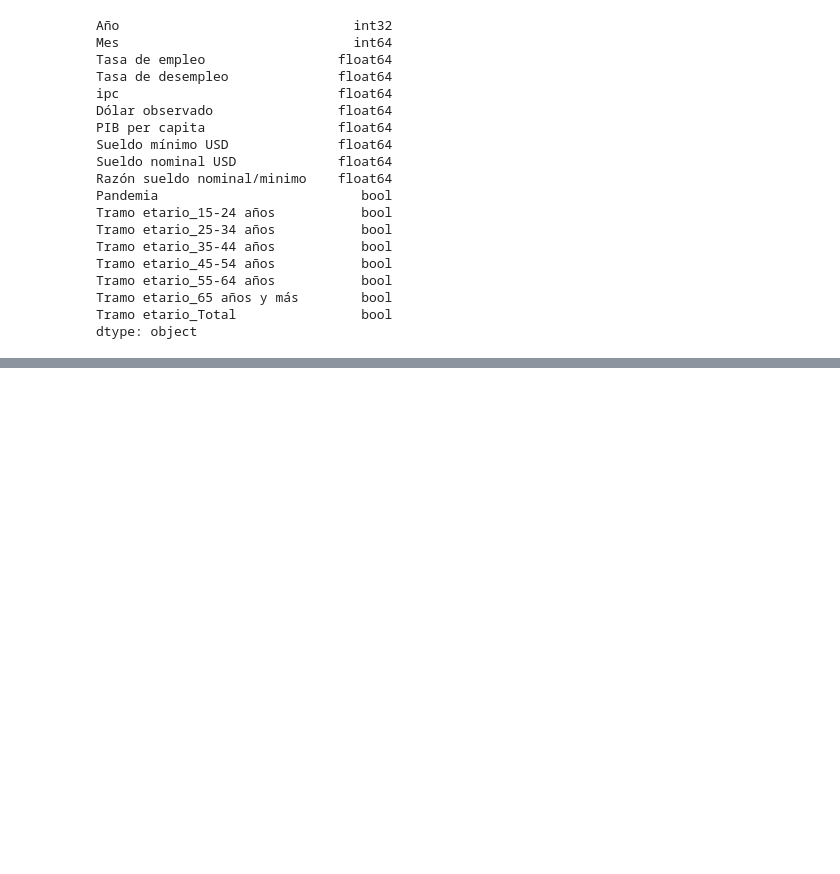
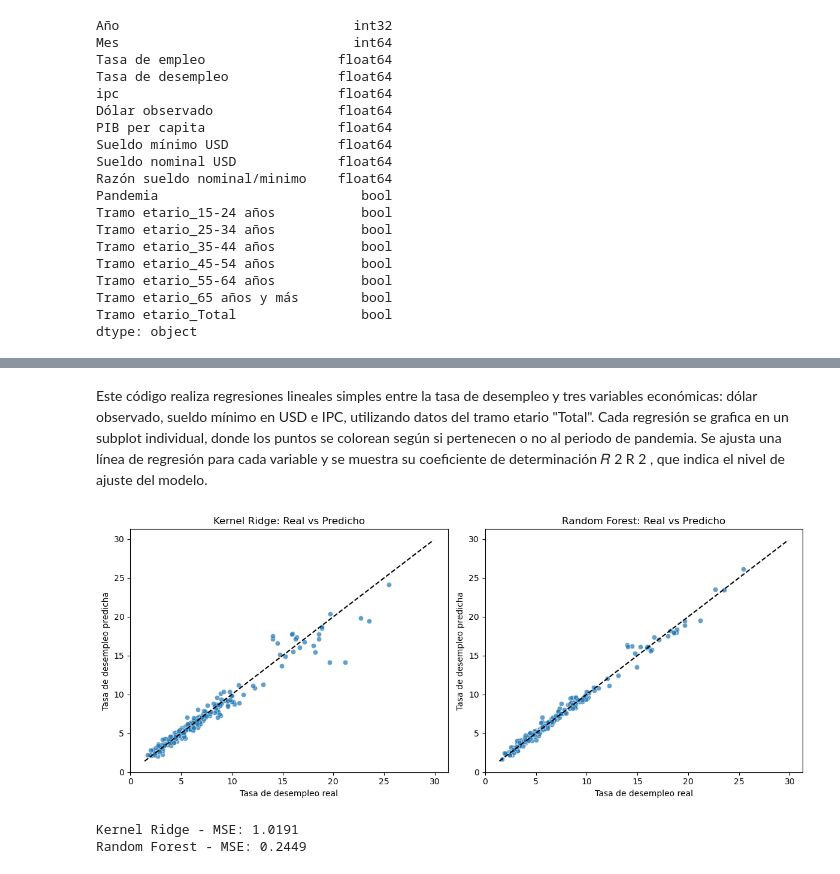
Before and after one commit to Martinosky/Proyecto_Mineria, a Jupyter notebook: Proyecto.ipynb, the cells around one changed output, grey strips where cells are left out. Saved outputs shown, nothing was run; the diff lists cells and outputs as text; code cells hidden in the pictures; blank space fills up the shorter version.

```diff
--- a/Proyecto.ipynb
+++ b/Proyecto.ipynb
@@ -298,0 +412,80 @@ See the caveats in the documentation: https://pandas.pydata.org/pandas-docs/stab
+# %% [markdown]
+Este código realiza regresiones lineales simples entre la tasa de desempleo y tres variables económicas: dólar observado, sueldo mínimo en USD e IPC, utilizando datos del tramo etario "Total". Cada regresión se grafica en un subplot individual, donde los puntos se colorean según si pertenecen o no al periodo de pandemia. Se ajusta una línea de regresión para cada variable y se muestra su coeficiente de determinación
+𝑅
+2
+R
+2
+ , que indica el nivel de ajuste del modelo.
+# %%
+from sklearn.model_selection import train_test_split
+from sklearn.preprocessing import StandardScaler
+from sklearn.kernel_ridge import KernelRidge
+from sklearn.ensemble import RandomForestRegressor
+from sklearn.metrics import mean_squared_error, r2_score
+import matplotlib.pyplot as plt
+import seaborn as sns
+from sklearn.metrics import mean_squared_error
+# 1. Definir variables X e y
+df_model = df_encoded.copy()
+df_model = df_model.dropna(subset=["Tasa de desempleo"])  # Eliminar nulos en y
+
+X = df_model.drop(columns=["Tasa de desempleo"])  # Todas menos la target
+y = df_model["Tasa de desempleo"]
+
+# 2. Separar en entrenamiento y test (80/20)
+X_train, X_test, y_train, y_test = train_test_split(X, y, test_size=0.2, random_state=42)
+
+# 3. Estandarizar
+scaler = StandardScaler()
+X_train_scaled = scaler.fit_transform(X_train)
+X_test_scaled = scaler.transform(X_test)
+
+# 4. Modelos
+def train_kernel_ridge(X_train, y_train, alpha=1.0, kernel='rbf'):
+    model = KernelRidge(alpha=alpha, kernel=kernel)
+    model.fit(X_train, y_train)
+    return model
+
+def train_random_forest(X_train, y_train, n_estimators=100, max_depth=None):
+    model = RandomForestRegressor(n_estimators=n_estimators, max_depth=max_depth, random_state=42)
+    model.fit(X_train, y_train)
+    return model
+
+# 5. Entrenar modelos
+kr_model = train_kernel_ridge(X_train_scaled, y_train)
+rf_model = train_random_forest(X_train_scaled, y_train)
+
+# 6. Predicciones
+y_pred_kr = kr_model.predict(X_test_scaled)
+y_pred_rf = rf_model.predict(X_test_scaled)
+
+# 7. Gráficos de dispersión real vs predicho
+fig, axes = plt.subplots(1, 2, figsize=(12, 5))
+
+# Kernel Ridge
+sns.scatterplot(x=y_test, y=y_pred_kr, ax=axes[0], alpha=0.7)
+axes[0].plot([y.min(), y.max()], [y.min(), y.max()], 'k--')
+axes[0].set_title("Kernel Ridge: Real vs Predicho")
+axes[0].set_xlabel("Tasa de desempleo real")
+axes[0].set_ylabel("Tasa de desempleo predicha")
+
+# Random Forest
+sns.scatterplot(x=y_test, y=y_pred_rf, ax=axes[1], alpha=0.7)
+axes[1].plot([y.min(), y.max()], [y.min(), y.max()], 'k--')
+axes[1].set_title("Random Forest: Real vs Predicho")
+axes[1].set_xlabel("Tasa de desempleo real")
+axes[1].set_ylabel("Tasa de desempleo predicha")
+
+plt.tight_layout()
+plt.show()
+# Calcular MSE
+mse_kr = mean_squared_error(y_test, y_pred_kr)
+mse_rf = mean_squared_error(y_test, y_pred_rf)
+
+# Imprimir resultados
+print(f"Kernel Ridge - MSE: {mse_kr:.4f}")
+print(f"Random Forest - MSE: {mse_rf:.4f}")
+# %% [output]
+[figure, added]
+Kernel Ridge - MSE: 1.0191
+Random Forest - MSE: 0.2449
```
Also changed, not shown: parts of 14 cells of this notebook.
